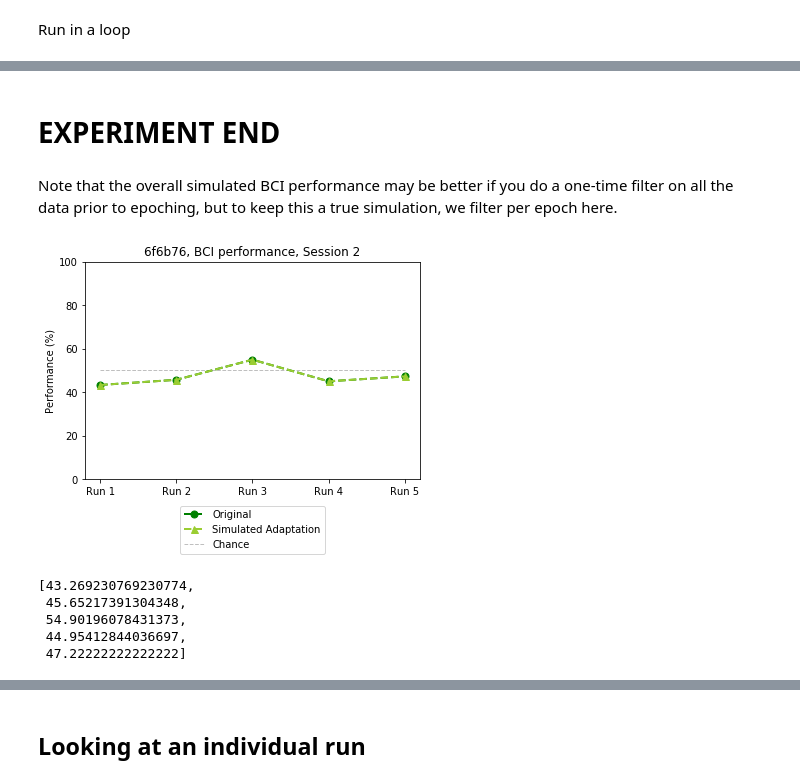
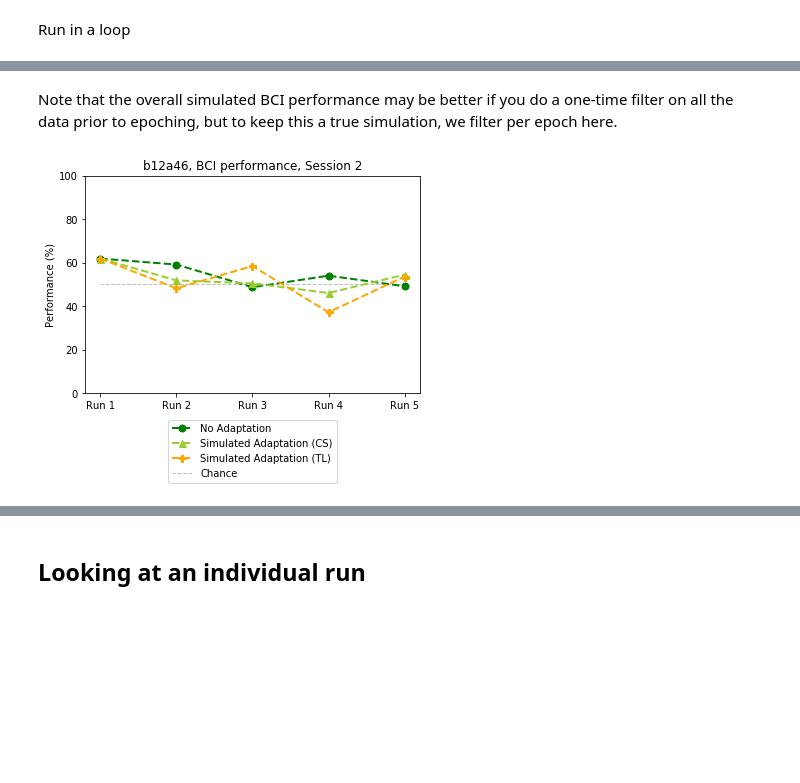
Before and after one commit to lpjiang97/EEG-CoAdaptation, a Jupyter notebook: Analysis/Simulate_Performance_with_Model.ipynb, the cells around one changed output, grey strips where cells are left out. Drawn from its saved outputs; the diff is of its cells as text; code cells hidden in the pictures; blank space fills up the shorter version.

Commit message:
Added true label adaptation and plotting

```diff
--- a/Analysis/Simulate_Performance_with_Model.ipynb
+++ b/Analysis/Simulate_Performance_with_Model.ipynb
@@ -283,7 +283,7 @@ def ExtractFeaturesBCI(epochs, num_of_movements, channelsToUse, ds_factor):
 
     return alpha_power, beta_power
 # %%
-def LoadModel_MI(subjID, run_number=0, session_number=1):
+def LoadModel_MI(subjID, run_number=0, session_number=1, adaptationType='CS'):
     """
     This function loads the most recent motor imagery classifier
     for this subject by default. Current run minus 1.
@@ -291,19 +291,29 @@ def LoadModel_MI(subjID, run_number=0, session_number=1):
     You may also select which number model (from original to most recent)
     by using a value from 0 (original) to 4 (most recent)
     """
-    run_number = run_number - 1
+    runOfInt = run_number
+    run_number = runOfInt - 1
     # Load latest model and its associated data
-    models = glob.glob('Models/' + subjID + '/Session' + str(session_number) + '/' + subjID + '_MI_classifier_*')
+    if runOfInt == 1:
+        models = glob.glob('Models/' + subjID + '/Session' + str(session_number) + '/' + subjID + '_MI_classifier_*')
+        models_data_list = glob.glob('Models/' + subjID + '/Session' + str(session_number) + '/' + subjID + '_data_for_MI_classifier_*')
+    else:
+        if adaptationType == 'CS' or adaptationType == 'None':
+            models = glob.glob('Models/' + subjID + '/Session' + str(session_number) + '/' + subjID + '_MI_classifier_*')
+            models_data_list = glob.glob('Models/' + subjID + '/Session' + str(session_number) + '/' + subjID + '_data_for_MI_classifier_*')
+        elif adaptationType == 'TL':
+            models = glob.glob('Models/' + subjID + '/Session' + str(session_number) + '/' + subjID + '_MI_classifier_TL_*')
+            models_data_list = glob.glob('Models/' + subjID + '/Session' + str(session_number) + '/' + subjID + '_data_for_MI_classifier_TL_*')
 
     # Throw exception if model number is outside range of existing models
     if run_number > len(models):
         raise ValueError('Please select a valid model number')
-
+    if adaptationType == 'TL':
+        run_number = run_number -1
     model_file = models[run_number] # load the most recent model
     print('Selecting model: ' + model_file)
     clf = pickle.load(open(model_file, 'rb'))
 
-    models_data_list = glob.glob('Models/' + subjID + '/Session' + str(session_number) + '/' + subjID + '_data_for_MI_classifier_*')
     models_data = models_data_list[run_number] # load the most recent model
     MI_data = np.load(models_data)
     X_loaded = MI_data['X_not_scaled']
@@ -489,31 +441,42 @@ Selecting model: Models/6f6b76/Session2\6f6b76_MI_classifier_2019-02-20-09-26-18
-# %% [markdown]
-# EXPERIMENT END
 # %% [markdown]
 Note that the overall simulated BCI performance may be better if you do a one-time filter on all the data prior to epoching, but to keep this a true simulation, we filter per epoch here.
 # %%
 fig = plt.figure()
-plt.plot(orig_scores, color='green', marker='o', markersize=7,
-         linestyle='dashed', linewidth=2)
-plt.plot(sim_scores, color='yellowgreen', marker='^', markersize=7,
-         linestyle='dashed', linewidth=2)
-plt.xticks([0, 1, 2, 3, 4],['Run 1','Run 2','Run 3','Run 4','Run 5'])
-plt.ylabel('Performance (%)')
-plt.hlines(y=50, xmin=0, xmax=4, color='gray', linestyles='dashed',
-           linewidth=1, alpha=0.5)
-plt.ylim([0, 100])
-plt.title(subjID + ', BCI performance, Session ' + str(session_number))
-lgd = plt.legend(['Original','Simulated Adaptation','Chance'],
-          loc='upper center', bbox_to_anchor=(0.5, -0.10))
+if subject_group == 1:
+
+    plt.plot(orig_scores, color='green', marker='o', markersize=7,
+             linestyle='dashed', linewidth=2)
+    plt.plot(sim_scores, color='yellowgreen', marker='^', markersize=7,
+             linestyle='dashed', linewidth=2)
+    plt.plot(sim_TL_scores, color='orange', marker='P', markersize=7,
+             linestyle='dashed', linewidth=2)
+    plt.xticks([0, 1, 2, 3, 4],['Run 1','Run 2','Run 3','Run 4','Run 5'])
+    plt.ylabel('Performance (%)')
+    plt.hlines(y=50, xmin=0, xmax=4, color='gray', linestyles='dashed',
+               linewidth=1, alpha=0.5)
+    plt.ylim([0, 100])
+    plt.title(subjID + ', BCI performance, Session ' + str(session_number))
+    lgd = plt.legend(['No Adaptation','Simulated Adaptation (CS)','Simulated Adaptation (TL)','Chance'],
+              loc='upper center', bbox_to_anchor=(0.5, -0.10))
+
+elif subject_group == 2:
+    plt.plot(sim_scores, color='green', marker='o', markersize=7,
+             linestyle='dashed', linewidth=2)
+    plt.plot(orig_scores, color='yellowgreen', marker='^', markersize=7,
+             linestyle='dashed', linewidth=2)
+    plt.plot(sim_TL_scores, color='orange', marker='P', markersize=7,
+             linestyle='dashed', linewidth=2)
+    plt.xticks([0, 1, 2, 3, 4],['Run 1','Run 2','Run 3','Run 4','Run 5'])
+    plt.ylabel('Performance (%)')
+    plt.hlines(y=50, xmin=0, xmax=4, color='gray', linestyles='dashed',
+               linewidth=1, alpha=0.5)
+    plt.ylim([0, 100])
+    plt.title(subjID + ', BCI performance, Session ' + str(session_number))
+    lgd = plt.legend(['Simulated No Adaptation','Co-Adaptation (CS)','Simulated Adaptation (TL)','Chance'],
+              loc='upper center', bbox_to_anchor=(0.5, -0.10))
+
 plt.show()
 fig.savefig('Figures/' + subjID + '_Performance_Session-' + str(session_number) + '.png',
             bbox_extra_artists=(lgd,), bbox_inches='tight')
 # %% [output]
-[figure, old version]
+[figure, new version]
-# %%
-orig_scores
-# %% [output]
-[43.269230769230774,
- 45.65217391304348,
- 54.90196078431373,
- 44.95412844036697,
- 47.22222222222222]
```
Also changed, not shown: parts of 6 cells of this notebook, 2 other files.
